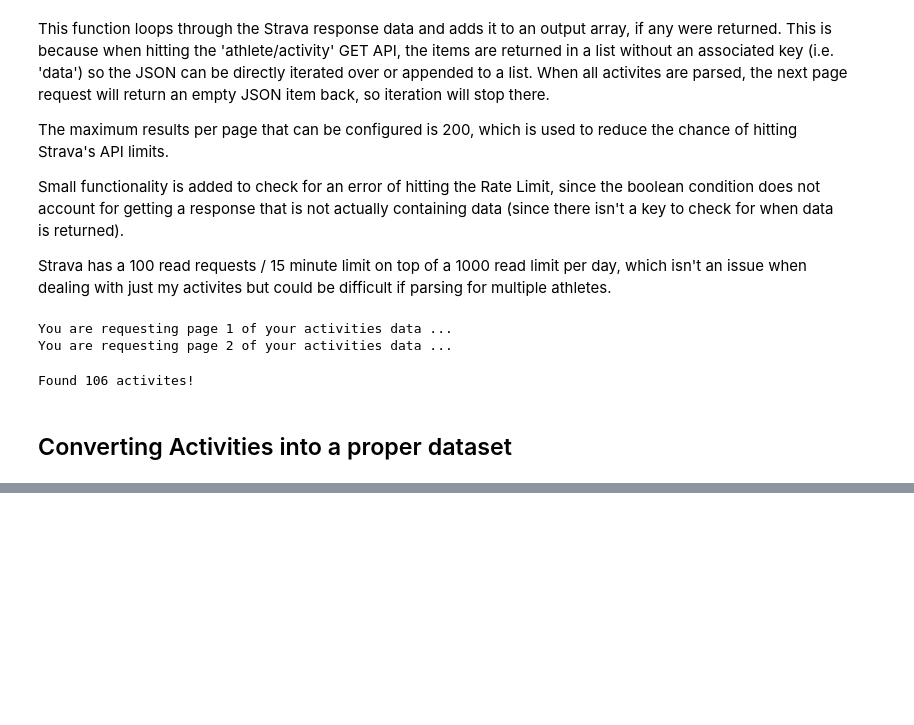
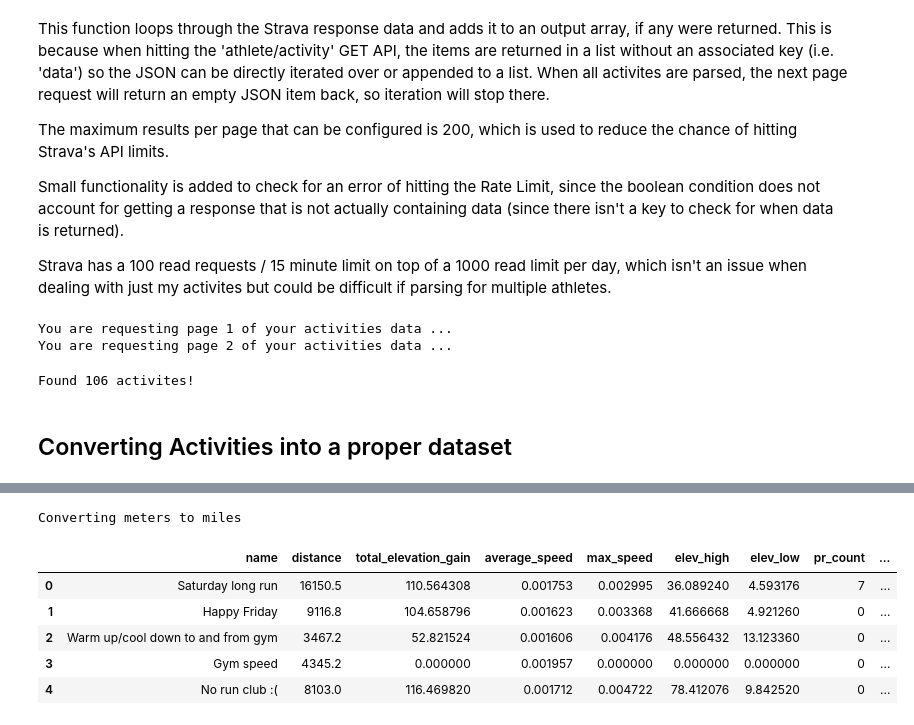
Before and after one commit to gknappattack/MyRunningData, a Jupyter notebook: strava.ipynb, the cells around one changed output, grey strips where cells are left out. Cells and saved outputs as stored; diff of their text form; code cells hidden in the pictures; blank space fills up the shorter version.

```diff
--- a/strava.ipynb
+++ b/strava.ipynb
@@ -87,0 +198,54 @@ Found 106 activites!
+# %%
+# 1) Add column for distance in miles
+print("Converting meters to miles")
+df_reduce_cols.loc[:, ['distance_miles']] = df_reduce_cols.distance.apply(meters_to_miles)
+
+# 2) Convert moving_time to hh:mm:ss
+df_reduce_cols.loc[:, ["moving_time_str"]] = df_reduce_cols.moving_time.apply(time_in_hhmmss)
+
+# 3) Convert ellapsed_time to hh:mm:ss
+df_reduce_cols.loc[:, ["elapsed_time_str"]] = df_reduce_cols.elapsed_time.apply(time_in_hhmmss)
+
+# 4) Add new column is_gym_run to check if run took place on treadmill or at gym
+df_reduce_cols.loc[:, ["is_gym_run"]] = df_reduce_cols.elev_high.where(df_reduce_cols.elev_high.isna(), False).fillna(True)
+
+# 5) Replace NaNs in elev_low and elev_high with 0
+df_reduce_cols.loc[:, ["elev_low", "elev_high"]] = df_reduce_cols[["elev_low", "elev_high"]].fillna(0)
+
+# 6) Convert elevations from meters to feet
+df_reduce_cols.loc[:, ["elev_low"]] = df_reduce_cols.elev_low.apply(meters_to_feet)
+df_reduce_cols.loc[:, ["elev_high"]] = df_reduce_cols.elev_high.apply(meters_to_feet)
+df_reduce_cols.loc[:, ["total_elevation_gain"]] = df_reduce_cols.total_elevation_gain.apply(meters_to_feet)
+
+
+# 7) Convert average_speed and max_speed from m/s to mph
+df_reduce_cols.loc[:, ["average_speed"]] = df_reduce_cols.average_speed.apply(meters_to_miles)
+df_reduce_cols.loc[:, ["max_speed"]] = df_reduce_cols.max_speed.apply(meters_to_miles)
+
+# 8) Convert workout_type to categorical string
+df_reduce_cols.loc[:, ["workout_type"]] = df_reduce_cols.workout_type.fillna(0) # Set any NaN workout types to a none workout
+df_reduce_cols.loc[:, ["workout_type_str"]] = df_reduce_cols.workout_type.map({0:"None", 1:"Race", 2:"Long Run", 3:"Workout"})
+
+# 9) Break start_date_local into two separate columns
+df_reduce_cols = df_reduce_cols.rename(columns={"start_date_local":"start_date_full"})
+df_reduce_cols.loc[:, ["start_date_full"]] = df_reduce_cols.start_date_full.apply(clean_date_time)
+df_reduce_cols.loc[:, ["start_date_local"]] = pd.to_datetime(df_reduce_cols.start_date_full).dt.date
+df_reduce_cols.loc[:, ["start_time_local"]] = pd.to_datetime(df_reduce_cols.start_date_full).dt.time
+
+# 10) Drop columns not needed anymore after cleaning
+cols_to_drop = ["moving_time", "elapsed_time", "start_date_full", "workout_type", "type", "sport_type"]
+df_reduce_cols.drop(columns=cols_to_drop, inplace=True)
+
+# 11) Rename columns now that old ones are dropped and save to run_df_cleaned
+run_df_cleaned = df_reduce_cols.rename(columns={"moving_time_str":"moving_time", "elapsed_time_str":"elapsed_time", "workout_type_str":"workout_type"})
+# %% [output]
+Converting meters to miles
+# %%
+run_df_cleaned.head()
+# %% [output]
+|  | name | distance | total_elevation_gain | average_speed | max_speed | elev_high | elev_low | pr_count | ... |
+| 0 | Saturday long run | 16150.5 | 110.564308 | 0.001753 | 0.002995 | 36.089240 | 4.593176 | 7 | ... |
+| 1 | Happy Friday | 9116.8 | 104.658796 | 0.001623 | 0.003368 | 41.666668 | 4.921260 | 0 | ... |
+| 2 | Warm up/cool down to and from gym | 3467.2 | 52.821524 | 0.001606 | 0.004176 | 48.556432 | 13.123360 | 0 | ... |
+| 3 | Gym speed | 4345.2 | 0.000000 | 0.001957 | 0.000000 | 0.000000 | 0.000000 | 0 | ... |
+| 4 | No run club :( | 8103.0 | 116.469820 | 0.001712 | 0.004722 | 78.412076 | 9.842520 | 0 | ... |
```
Also changed, not shown: parts of 14 cells of this notebook, 1 other file.
